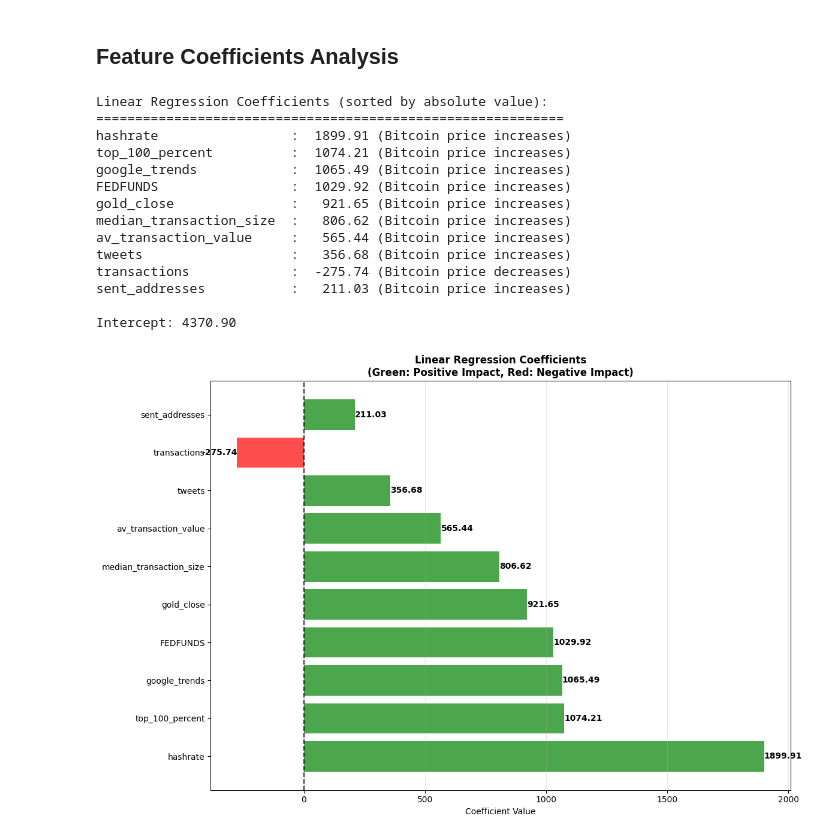
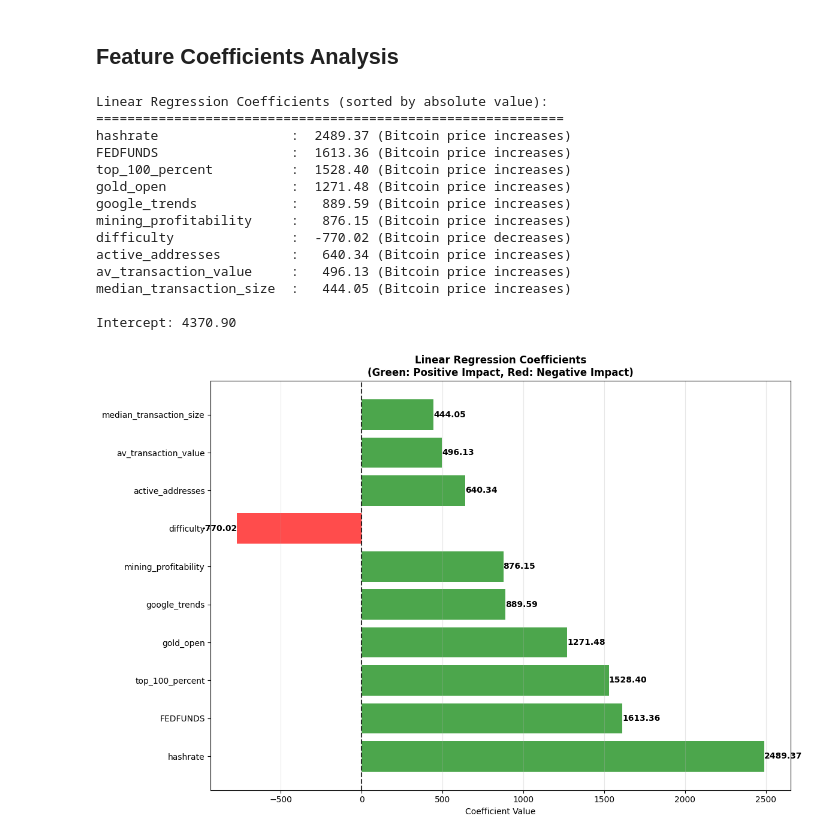
Before and after one commit to jose-fernando-1/Cryptocurrency, a Jupyter notebook: notebooks/Linear-Regression.ipynb, the cells around one changed output. Saved outputs shown, nothing was run; the diff lists cells and outputs as text; code cells hidden in the pictures.

Commit message:
Preprocessing, feature importance, linear regression

```diff
--- a/notebooks/Linear-Regression.ipynb
+++ b/notebooks/Linear-Regression.ipynb
@@ -20,17 +19,7 @@ plt.style.use('default')
 sns.set_palette("husl")
 # %%
 # Load the merged dataset with Bitcoin price
-df = pd.read_csv('../data/dataset_merged_with_price.csv', index_col=0, parse_dates=True)
-
-# Safely remove columns that may have already been removed in preprocessing
-columns_to_remove = ['av_transaction_size', 'full_name', 'coin', 'confirmation_time']
-columns_to_drop = [col for col in columns_to_remove if col in df.columns]
-
-if columns_to_drop:
-    print(f"Removing columns: {columns_to_drop}")
-    df = df.drop(columns=columns_to_drop)
-else:
-    print("✅ All problematic columns were already removed during preprocessing")
+df = pd.read_csv('../data/dataset_important_features_top10.csv', index_col=0, parse_dates=True)
 
 print(f"Dataset shape: {df.shape}")
 print(f"Date range: {df.index.min()} to {df.index.max()}")
@@ -228,18 +116,21 @@ FEDFUNDS                 :  0.216
 # %% [markdown]
 ## Data Splitting and Scaling
 # %%
+target = 'btc_price'
+features = [col for col in df.columns if col != target]
+
 # Prepare features and target
-X = df_clean[important_features]
-y = df_clean[target]
+X = df[features]
+y = df[target]
 
 print(f"Features shape: {X.shape}")
 print(f"Target shape: {y.shape}")
-print(f"Date range: {df_clean.index.min()} to {df_clean.index.max()}")
+print(f"Date range: {df.index.min()} to {df.index.max()}")
 
 # Split the data into training and testing sets (80-20 split)
 # Use temporal split to maintain chronological order
-split_index = int(len(df_clean) * 0.8)
-split_date = df_clean.index[split_index]
+split_index = int(len(df) * 0.8)
+split_date = df.index[split_index]
 
 X_train = X.iloc[:split_index]
 X_test = X.iloc[split_index:]
@@ -478,7 +369,7 @@ Test Set Residuals:
 # %%
 # Analyze feature coefficients
 coefficients = pd.DataFrame({
-    'Feature': important_features,
+    'Feature': features,
     'Coefficient': lr_model.coef_,
     'Abs_Coefficient': np.abs(lr_model.coef_)
 }).sort_values('Abs_Coefficient', ascending=False)
@@ -487,44 +378,44 @@ print("Linear Regression Coefficients (sorted by absolute value):")
 print("=" * 60)
 for _, row in coefficients.iterrows():
     direction = "increases" if row['Coefficient'] > 0 else "decreases"
     print(f"{row['Feature']:25}: {row['Coefficient']:8.2f} (Bitcoin price {direction})")
 
 print(f"\nIntercept: {lr_model.intercept_:.2f}")
 
 # Visualize coefficients
 plt.figure(figsize=(12, 8))
 colors = ['green' if coef > 0 else 'red' for coef in coefficients['Coefficient']]
 bars = plt.barh(range(len(coefficients)), coefficients['Coefficient'], color=colors, alpha=0.7)
 
 plt.yticks(range(len(coefficients)), coefficients['Feature'])
 plt.xlabel('Coefficient Value')
 plt.title('Linear Regression Coefficients\n(Green: Positive Impact, Red: Negative Impact)', fontweight='bold')
 plt.axvline(x=0, color='black', linestyle='--', alpha=0.8)
 plt.grid(axis='x', alpha=0.3)
 
 # Add value labels on bars
 for i, (bar, coef) in enumerate(zip(bars, coefficients['Coefficient'])):
     plt.text(coef + (0.1 if coef > 0 else -0.1), i, f'{coef:.2f}',
              ha='left' if coef > 0 else 'right', va='center', fontweight='bold')
 
 plt.tight_layout()
 plt.show()
 # %% [output]
 Linear Regression Coefficients (sorted by absolute value):
 ============================================================
-hashrate                 :  1899.91 (Bitcoin price increases)
-top_100_percent          :  1074.21 (Bitcoin price increases)
-google_trends            :  1065.49 (Bitcoin price increases)
-FEDFUNDS                 :  1029.92 (Bitcoin price increases)
-gold_close               :   921.65 (Bitcoin price increases)
-median_transaction_size  :   806.62 (Bitcoin price increases)
-av_transaction_value     :   565.44 (Bitcoin price increases)
-tweets                   :   356.68 (Bitcoin price increases)
-transactions             :  -275.74 (Bitcoin price decreases)
-sent_addresses           :   211.03 (Bitcoin price increases)
+hashrate                 :  2489.37 (Bitcoin price increases)
+FEDFUNDS                 :  1613.36 (Bitcoin price increases)
+top_100_percent          :  1528.40 (Bitcoin price increases)
+gold_open                :  1271.48 (Bitcoin price increases)
+google_trends            :   889.59 (Bitcoin price increases)
+mining_profitability     :   876.15 (Bitcoin price increases)
+difficulty               :  -770.02 (Bitcoin price decreases)
+active_addresses         :   640.34 (Bitcoin price increases)
+av_transaction_value     :   496.13 (Bitcoin price increases)
+median_transaction_size  :   444.05 (Bitcoin price increases)
 
 Intercept: 4370.90
-[figure, old version]
+[figure, new version]
 # %%
 # Compare feature importance (from Feature Importance notebook) with linear regression coefficients
 plt.figure(figsize=(14, 8))
```
Also changed, not shown: parts of 13 cells of this notebook, 3 other files.
